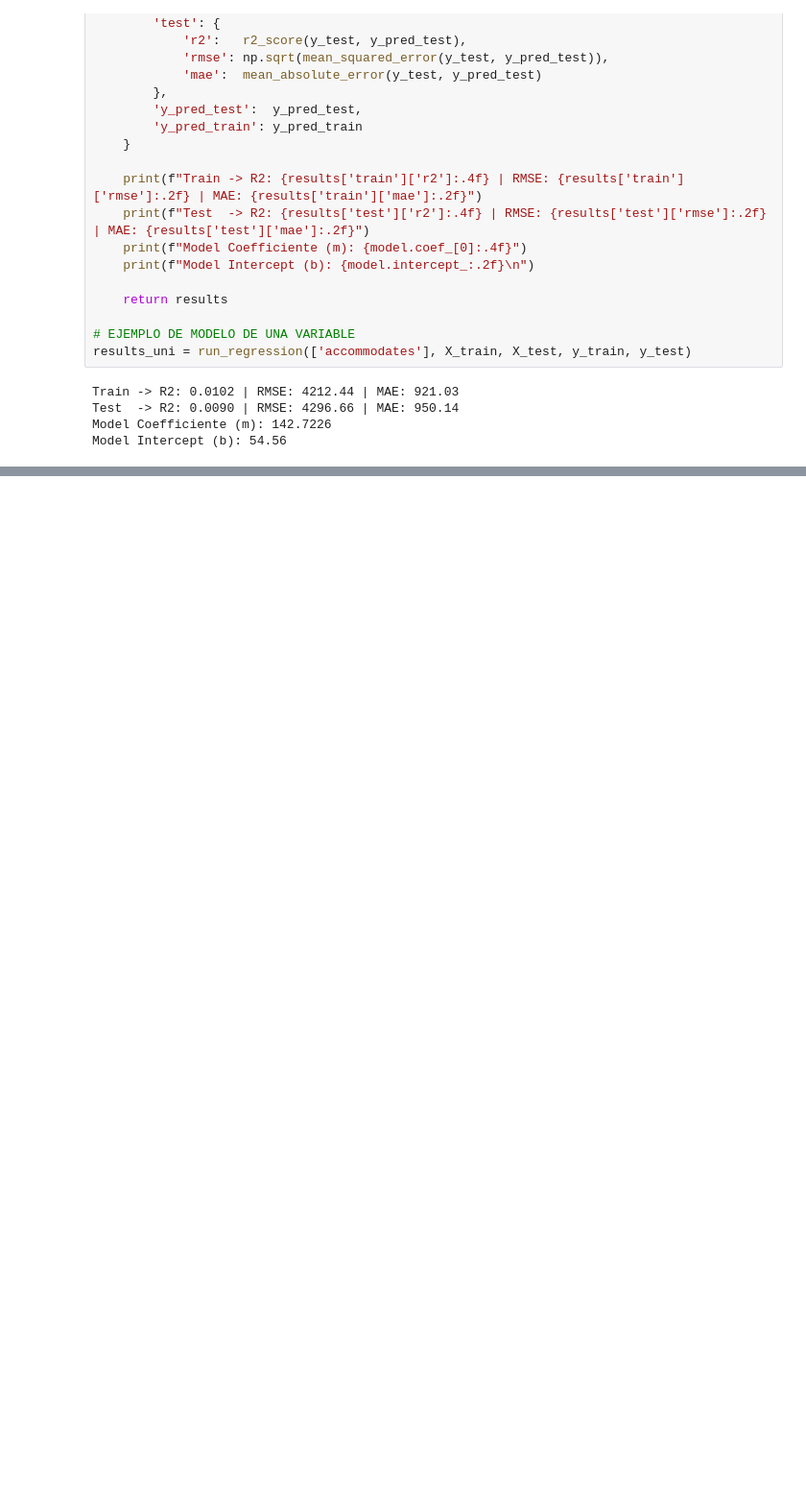
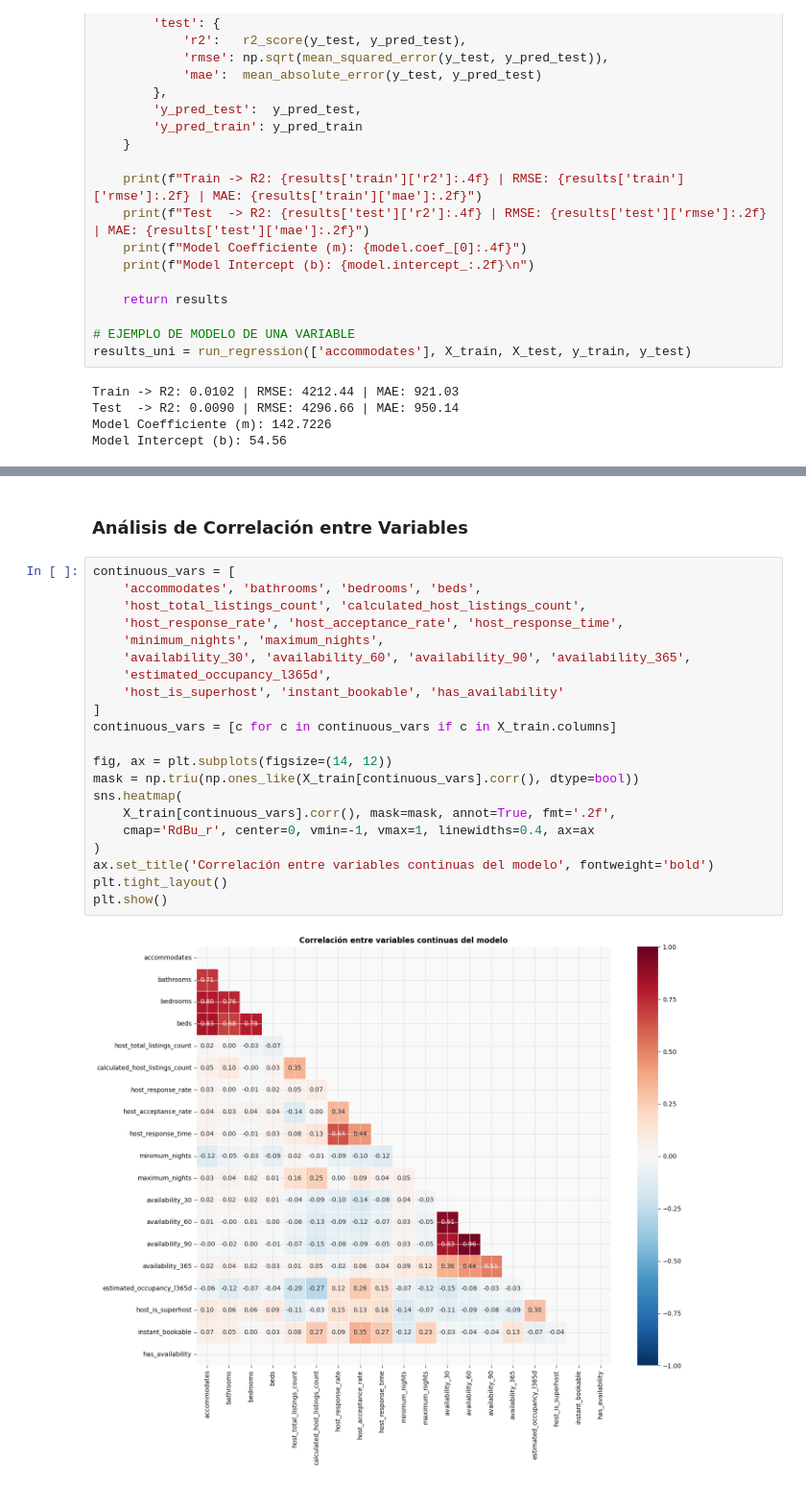
Before and after one commit to fabianpradod/lab3-mineria, a Jupyter notebook: mod/smartStay_regression.ipynb, the cells around one changed output, grey strips where cells are left out. Shown at 96% size. Drawn from its saved outputs; the diff is of its cells as text; blank space fills up the shorter version.

```diff
--- a/mod/smartStay_regression.ipynb
+++ b/mod/smartStay_regression.ipynb
@@ -724,0 +858,25 @@ Model Intercept (b): 54.56
+# %% [markdown]
+### Análisis de Correlación entre Variables
+# %%
+continuous_vars = [
+    'accommodates', 'bathrooms', 'bedrooms', 'beds',
+    'host_total_listings_count', 'calculated_host_listings_count',
+    'host_response_rate', 'host_acceptance_rate', 'host_response_time',
+    'minimum_nights', 'maximum_nights',
+    'availability_30', 'availability_60', 'availability_90', 'availability_365',
+    'estimated_occupancy_l365d',
+    'host_is_superhost', 'instant_bookable', 'has_availability'
+]
+continuous_vars = [c for c in continuous_vars if c in X_train.columns]
+
+fig, ax = plt.subplots(figsize=(14, 12))
+mask = np.triu(np.ones_like(X_train[continuous_vars].corr(), dtype=bool))
+sns.heatmap(
+    X_train[continuous_vars].corr(), mask=mask, annot=True, fmt='.2f',
+    cmap='RdBu_r', center=0, vmin=-1, vmax=1, linewidths=0.4, ax=ax
+)
+ax.set_title('Correlación entre variables continuas del modelo', fontweight='bold')
+plt.tight_layout()
+plt.show()
+# %% [output]
+[figure, added]
```
Also changed, not shown: parts of 23 cells of this notebook.
